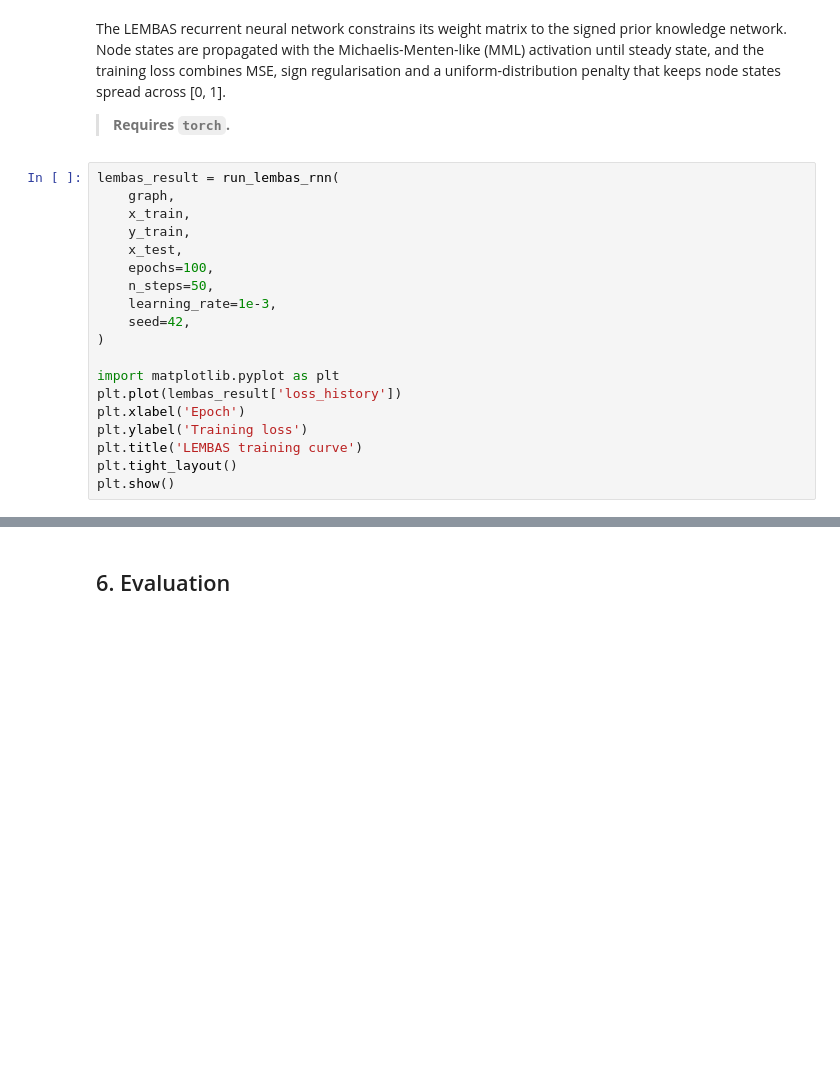
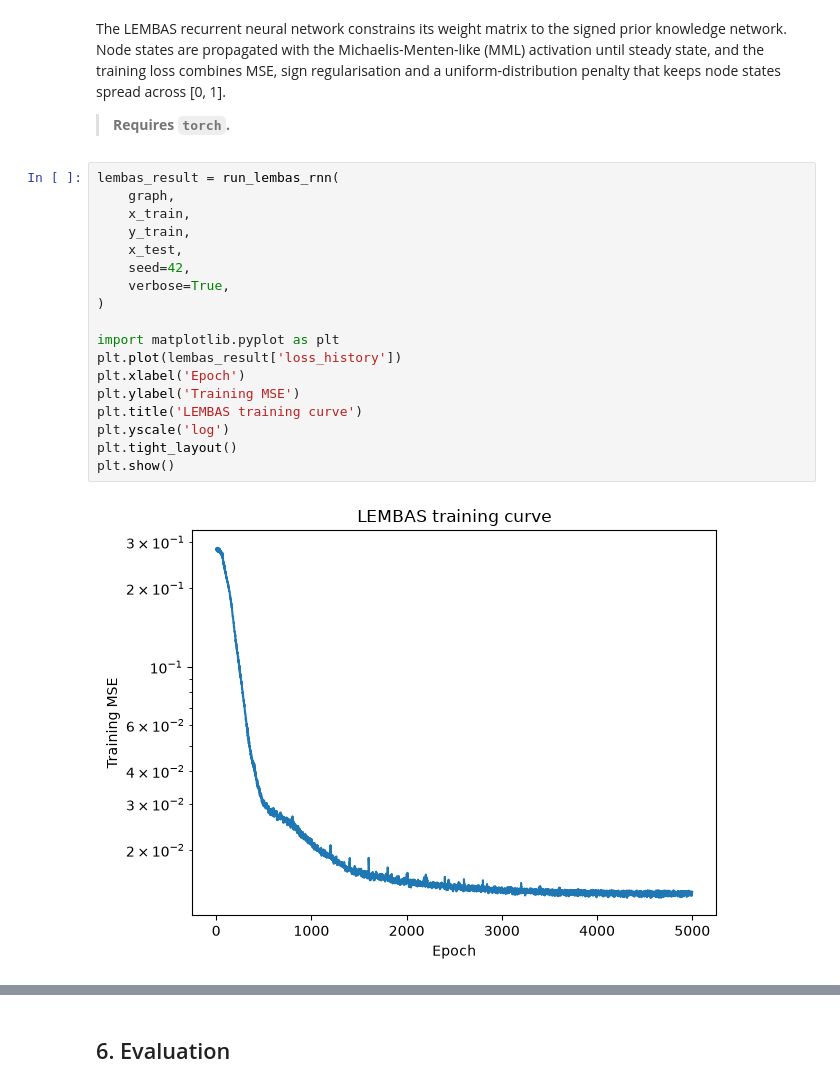
Before and after one commit to saezlab/networkcommons, a Jupyter notebook: docs/src/vignettes/C_lembas.ipynb, the cells around one changed output, grey strips where cells are left out. Drawn from its saved outputs; the diff is of its cells as text; blank space fills up the shorter version.

```diff
--- a/docs/src/vignettes/C_lembas.ipynb
+++ b/docs/src/vignettes/C_lembas.ipynb
@@ -104,19 +163,20 @@ penalty that keeps node states spread across [0, 1].
 # %%
 lembas_result = run_lembas_rnn(
     graph,
     x_train,
     y_train,
     x_test,
-    epochs=100,
-    n_steps=50,
-    learning_rate=1e-3,
     seed=42,
+    verbose=True,
 )
 
 import matplotlib.pyplot as plt
 plt.plot(lembas_result['loss_history'])
 plt.xlabel('Epoch')
-plt.ylabel('Training loss')
+plt.ylabel('Training MSE')
 plt.title('LEMBAS training curve')
+plt.yscale('log')
 plt.tight_layout()
 plt.show()
+# %% [output]
+[figure, added]
```
Also changed, not shown: parts of 19 cells of this notebook, 1 other file.
